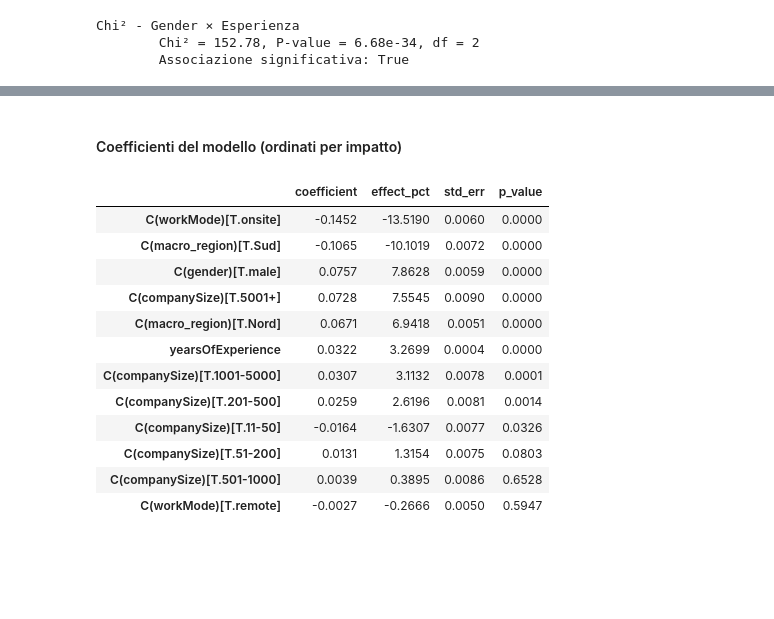
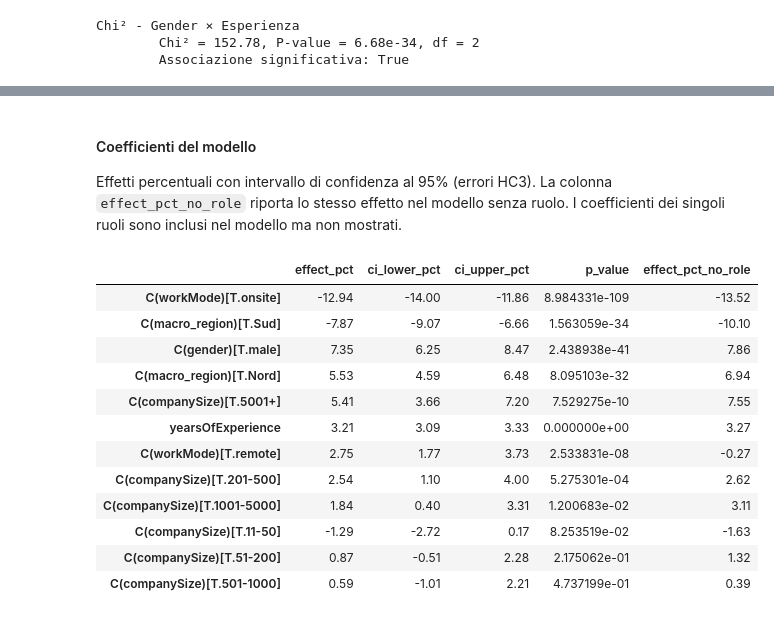
Before and after one commit to skateddu/italian-tech-salaries-analysis, a Jupyter notebook: data_analysis.ipynb, the cells around one changed output, grey strips where cells are left out. Drawn from its saved outputs; the diff is of its cells as text; code cells hidden in the pictures; blank space fills up the shorter version.

```diff
--- a/data_analysis.ipynb
+++ b/data_analysis.ipynb
@@ -1035,10 +1026,21 @@ Il modello OLS produce un summary completo con R², coefficienti e p-value per o
 # %%
-# Preparazione dati per regressione (incluso gender)
-columns = ["salary", "yearsOfExperience", "macro_region", "companySize", "workMode", "gender"]
+# Preparazione dati per regressione (incluso gender e ruolo)
+columns = ["salary", "yearsOfExperience", "macro_region", "companySize", "workMode", "gender", "jobTitle"]
 df_regression = df_gender.loc[:, columns].dropna()
 
-# Regressione OLS su log(salary): i coefficienti si leggono come variazioni percentuali
-formula = "np.log(salary) ~ yearsOfExperience + C(macro_region) + C(companySize) + C(workMode) + C(gender)"
-ols_regression = ols(formula=formula, data=df_regression).fit()
-ols_regression.summary()
+# Ruoli con meno di 50 risposte raggruppati in "other"
+role_counts = df_regression["jobTitle"].value_counts()
+df_regression["role"] = df_regression["jobTitle"].where(
+    df_regression["jobTitle"].map(role_counts) >= 50, "other"
+)
+
+# Regressione OLS su log(salary) con errori standard robusti (HC3), senza e con ruolo
+formula_base = "np.log(salary) ~ yearsOfExperience + C(macro_region) + C(companySize) + C(workMode) + C(gender)"
+formula = formula_base + " + C(role)"
+ols_base = ols(formula=formula_base, data=df_regression).fit(cov_type="HC3")
+ols_regression = ols(formula=formula, data=df_regression).fit(cov_type="HC3")
+
+share_other = (df_regression["role"] == "other").mean()
+print(f"Osservazioni: {len(df_regression):,} | Ruoli: {df_regression['role'].nunique()} ('other': {share_other:.1%})")
+print(f"R² senza ruolo: {ols_base.rsquared:.3f} | R² con ruolo: {ols_regression.rsquared:.3f}")
 # %% [output]
@@ -1075,36 +1049,38 @@ Notes:
 # %% [markdown]
-#### Coefficienti del modello (ordinati per impatto)
+#### Coefficienti del modello
+
+Effetti percentuali con intervallo di confidenza al 95% (errori HC3). La colonna `effect_pct_no_role` riporta lo stesso effetto nel modello senza ruolo. I coefficienti dei singoli ruoli sono inclusi nel modello ma non mostrati.
 # %%
-# Coefficienti più importanti (ordinati per valore assoluto)
-# effect_pct = variazione percentuale del salario: (exp(coefficiente) - 1) * 100
+# Effetti percentuali con IC 95% robusti (HC3); le dummy dei ruoli sono nel modello ma non mostrate
+conf_int = ols_regression.conf_int()
 df_coefficients = pd.DataFrame(
     data={
-        "coefficient": ols_regression.params,
         "effect_pct": (np.exp(ols_regression.params) - 1) * 100,
-        "std_err": ols_regression.bse,
+        "ci_lower_pct": (np.exp(conf_int[0]) - 1) * 100,
+        "ci_upper_pct": (np.exp(conf_int[1]) - 1) * 100,
         "p_value": ols_regression.pvalues,
+        "effect_pct_no_role": (np.exp(ols_base.params) - 1) * 100,
     }
-).round(decimals=4)
-
-# Escludi intercept e ordina per coefficiente assoluto
-df_coefficients = df_coefficients[df_coefficients.index != "Intercept"]
+)
+df_coefficients = df_coefficients.drop(index="Intercept")
+df_coefficients = df_coefficients[~df_coefficients.index.str.startswith("C(role)")]
 df_coefficients = df_coefficients.reindex(
-    df_coefficients["coefficient"].abs().sort_values(ascending=False).index
+    df_coefficients["effect_pct"].abs().sort_values(ascending=False).index
 )
 
-df_coefficients.head(15)
+df_coefficients.round({"effect_pct": 2, "ci_lower_pct": 2, "ci_upper_pct": 2, "effect_pct_no_role": 2})
 # %% [output]
-|  | coefficient | effect_pct | std_err | p_value |
-| C(workMode)[T.onsite] | -0.1452 | -13.5190 | 0.0060 | 0.0000 |
-| C(macro_region)[T.Sud] | -0.1065 | -10.1019 | 0.0072 | 0.0000 |
-| C(gender)[T.male] | 0.0757 | 7.8628 | 0.0059 | 0.0000 |
-| C(companySize)[T.5001+] | 0.0728 | 7.5545 | 0.0090 | 0.0000 |
-| C(macro_region)[T.Nord] | 0.0671 | 6.9418 | 0.0051 | 0.0000 |
-| yearsOfExperience | 0.0322 | 3.2699 | 0.0004 | 0.0000 |
-| C(companySize)[T.1001-5000] | 0.0307 | 3.1132 | 0.0078 | 0.0001 |
-| C(companySize)[T.201-500] | 0.0259 | 2.6196 | 0.0081 | 0.0014 |
-| C(companySize)[T.11-50] | -0.0164 | -1.6307 | 0.0077 | 0.0326 |
-| C(companySize)[T.51-200] | 0.0131 | 1.3154 | 0.0075 | 0.0803 |
-| C(companySize)[T.501-1000] | 0.0039 | 0.3895 | 0.0086 | 0.6528 |
-| C(workMode)[T.remote] | -0.0027 | -0.2666 | 0.0050 | 0.5947 |
+|  | effect_pct | ci_lower_pct | ci_upper_pct | p_value | effect_pct_no_role |
+| C(workMode)[T.onsite] | -12.94 | -14.00 | -11.86 | 8.984331e-109 | -13.52 |
+| C(macro_region)[T.Sud] | -7.87 | -9.07 | -6.66 | 1.563059e-34 | -10.10 |
+| C(gender)[T.male] | 7.35 | 6.25 | 8.47 | 2.438938e-41 | 7.86 |
+| C(macro_region)[T.Nord] | 5.53 | 4.59 | 6.48 | 8.095103e-32 | 6.94 |
+| C(companySize)[T.5001+] | 5.41 | 3.66 | 7.20 | 7.529275e-10 | 7.55 |
+| yearsOfExperience | 3.21 | 3.09 | 3.33 | 0.000000e+00 | 3.27 |
+| C(workMode)[T.remote] | 2.75 | 1.77 | 3.73 | 2.533831e-08 | -0.27 |
+| C(companySize)[T.201-500] | 2.54 | 1.10 | 4.00 | 5.275301e-04 | 2.62 |
+| C(companySize)[T.1001-5000] | 1.84 | 0.40 | 3.31 | 1.200683e-02 | 3.11 |
+| C(companySize)[T.11-50] | -1.29 | -2.72 | 0.17 | 8.253519e-02 | -1.63 |
+| C(companySize)[T.51-200] | 0.87 | -0.51 | 2.28 | 2.175062e-01 | 1.32 |
+| C(companySize)[T.501-1000] | 0.59 | -1.01 | 2.21 | 4.737199e-01 | 0.39 |
 # %% [markdown]
```
Also changed, not shown: parts of 22 cells of this notebook, 1 other file.
